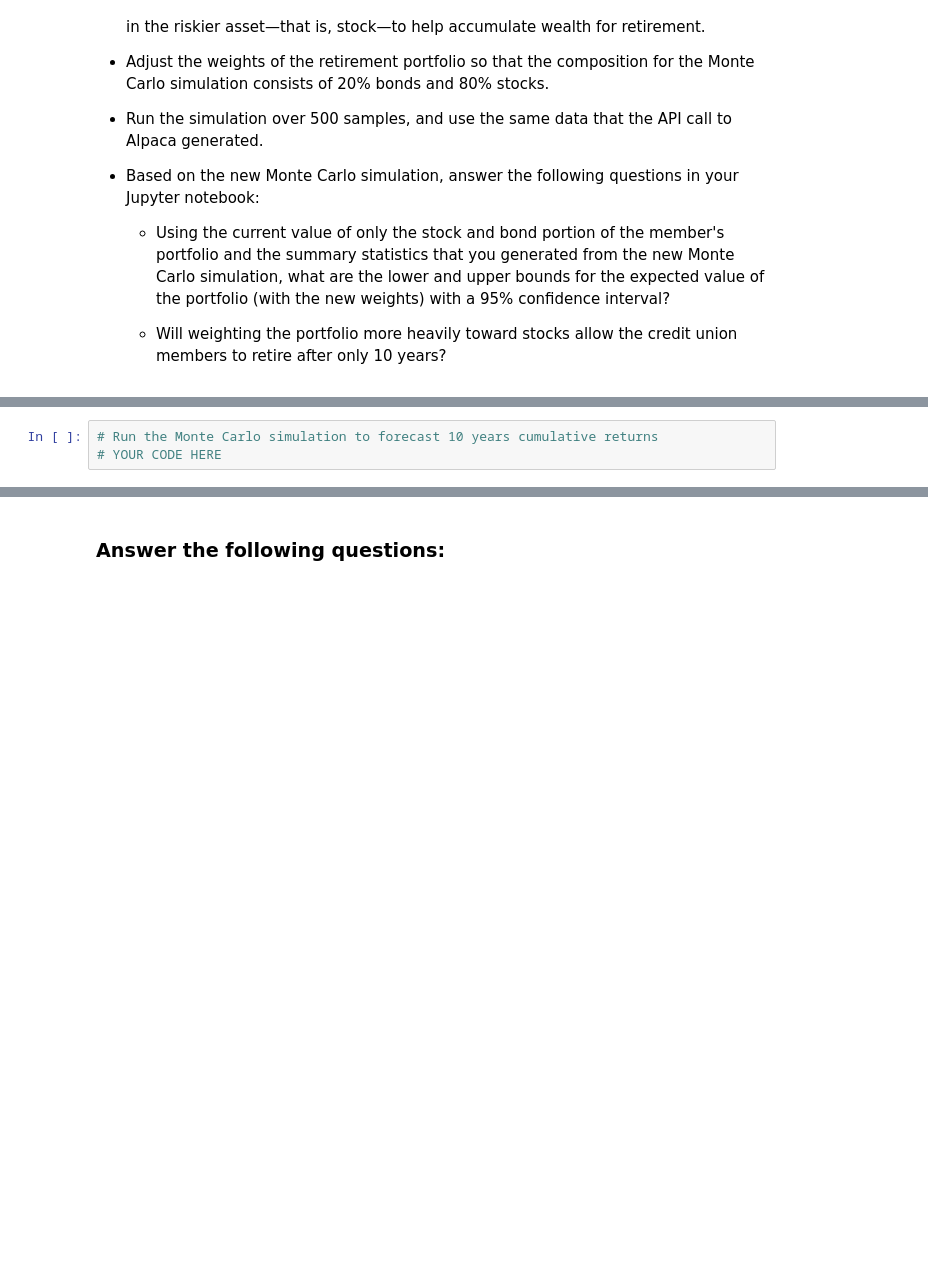
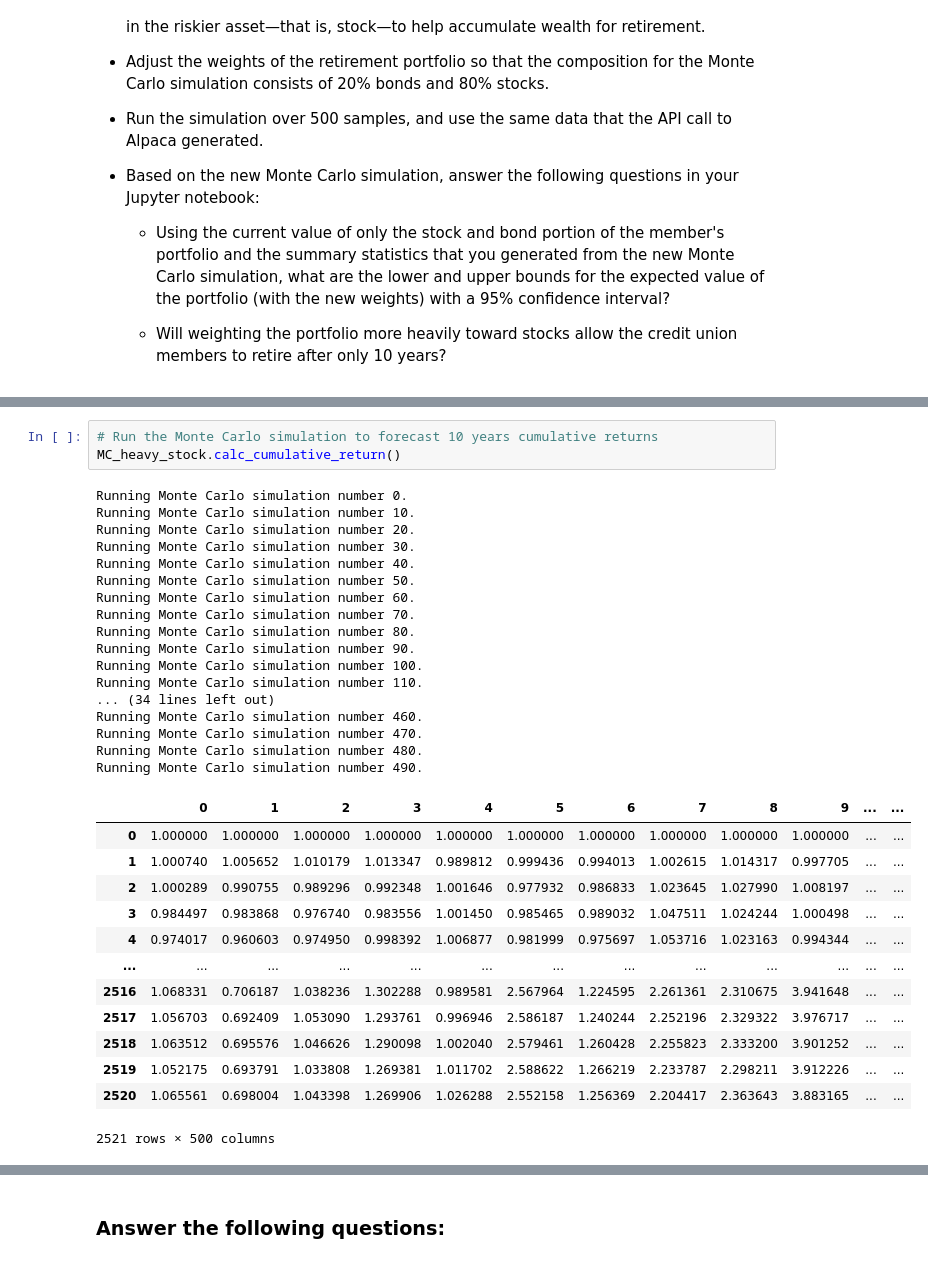
Before and after one commit to jeffreycrabill/challenge5, a Jupyter notebook: financial_planning_tools.ipynb, the cells around one changed output, grey strips where cells are left out. Saved outputs shown, nothing was run; the diff lists cells and outputs as text; blank space fills up the shorter version.

```diff
--- a/financial_planning_tools.ipynb
+++ b/financial_planning_tools.ipynb
@@ -622,6 +636,37 @@ For this new Monte Carlo simulation, do the following:
 # %%
 # Run the Monte Carlo simulation to forecast 10 years cumulative returns
-# YOUR CODE HERE
+MC_heavy_stock.calc_cumulative_return()
+# %% [output]
+Running Monte Carlo simulation number 0.
+Running Monte Carlo simulation number 10.
+Running Monte Carlo simulation number 20.
+Running Monte Carlo simulation number 30.
+Running Monte Carlo simulation number 40.
+Running Monte Carlo simulation number 50.
+Running Monte Carlo simulation number 60.
+Running Monte Carlo simulation number 70.
+Running Monte Carlo simulation number 80.
+Running Monte Carlo simulation number 90.
+Running Monte Carlo simulation number 100.
+Running Monte Carlo simulation number 110.
+... (34 lines left out)
+Running Monte Carlo simulation number 460.
+Running Monte Carlo simulation number 470.
+Running Monte Carlo simulation number 480.
+Running Monte Carlo simulation number 490.
+|  | 0 | 1 | 2 | 3 | 4 | 5 | 6 | 7 | 8 | 9 | ... | ... |
+| 0 | 1.000000 | 1.000000 | 1.000000 | 1.000000 | 1.000000 | 1.000000 | 1.000000 | 1.000000 | 1.000000 | 1.000000 | ... | ... |
+| 1 | 1.000740 | 1.005652 | 1.010179 | 1.013347 | 0.989812 | 0.999436 | 0.994013 | 1.002615 | 1.014317 | 0.997705 | ... | ... |
+| 2 | 1.000289 | 0.990755 | 0.989296 | 0.992348 | 1.001646 | 0.977932 | 0.986833 | 1.023645 | 1.027990 | 1.008197 | ... | ... |
+| 3 | 0.984497 | 0.983868 | 0.976740 | 0.983556 | 1.001450 | 0.985465 | 0.989032 | 1.047511 | 1.024244 | 1.000498 | ... | ... |
+| 4 | 0.974017 | 0.960603 | 0.974950 | 0.998392 | 1.006877 | 0.981999 | 0.975697 | 1.053716 | 1.023163 | 0.994344 | ... | ... |
+| ... | ... | ... | ... | ... | ... | ... | ... | ... | ... | ... | ... | ... |
+| 2516 | 1.068331 | 0.706187 | 1.038236 | 1.302288 | 0.989581 | 2.567964 | 1.224595 | 2.261361 | 2.310675 | 3.941648 | ... | ... |
+| 2517 | 1.056703 | 0.692409 | 1.053090 | 1.293761 | 0.996946 | 2.586187 | 1.240244 | 2.252196 | 2.329322 | 3.976717 | ... | ... |
+| 2518 | 1.063512 | 0.695576 | 1.046626 | 1.290098 | 1.002040 | 2.579461 | 1.260428 | 2.255823 | 2.333200 | 3.901252 | ... | ... |
+| 2519 | 1.052175 | 0.693791 | 1.033808 | 1.269381 | 1.011702 | 2.588622 | 1.266219 | 2.233787 | 2.298211 | 3.912226 | ... | ... |
+| 2520 | 1.065561 | 0.698004 | 1.043398 | 1.269906 | 1.026288 | 2.552158 | 1.256369 | 2.204417 | 2.363643 | 3.883165 | ... | ... |
+2521 rows × 500 columns
 # %%
 # Visualize the 10-year Monte Carlo simulation by creating an
 # overlay line plot
```
Also changed, not shown: parts of 8 cells of this notebook, 1 other file.
